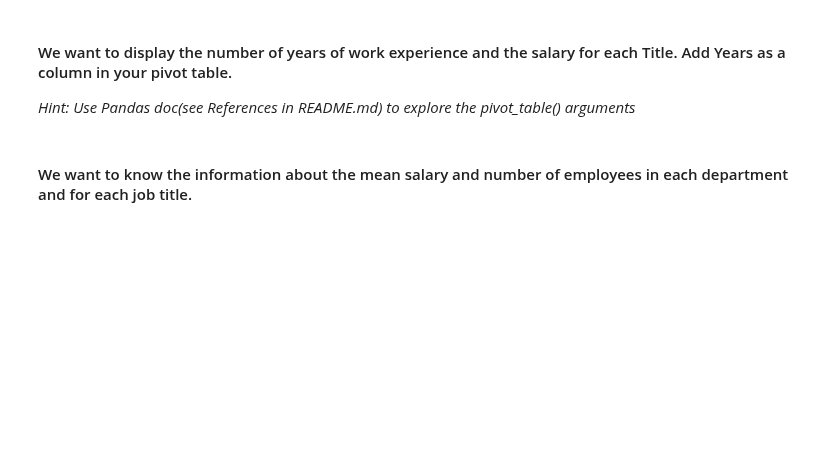
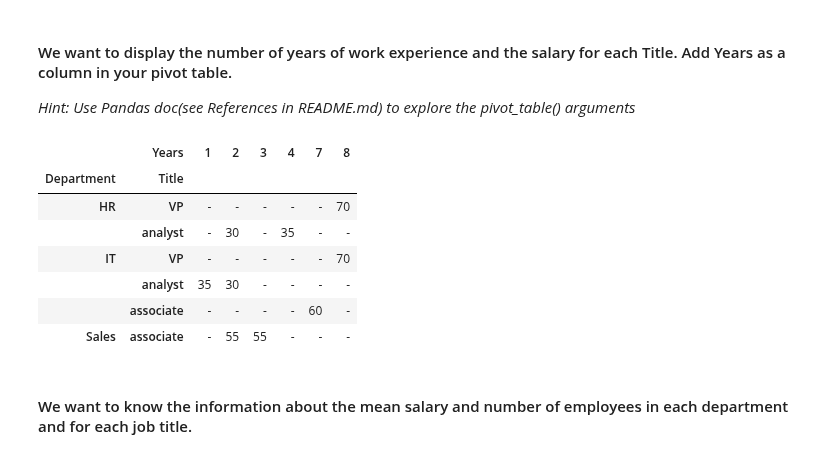
Before and after one commit to ta-data-lis/lab-pivot-table-and-correlation, a Jupyter notebook: your_code/main.ipynb, the cells around one changed output. Saved outputs shown, nothing was run; the diff lists cells and outputs as text; code cells hidden in the pictures; blank space fills up the shorter version.

```diff
--- a/your_code/main.ipynb
+++ b/your_code/main.ipynb
@@ -36,2 +77,17 @@ Hint : There are 2 ways to do it - one way is with and the other way is without
+# %%
+# your answer here
+
+# Ok, this actually looks super cool
+employee.pivot_table(index = ['Department', 'Title'], values = 'Salary', columns = 'Years',
+                     fill_value = '-')
+# %% [output]
+|  | Years | 1 | 2 | 3 | 4 | 7 | 8 |
+| Department | Title |  |  |  |  |  |  |
+| HR | VP | - | - | - | - | - | 70 |
+|  | analyst | - | 30 | - | 35 | - | - |
+| IT | VP | - | - | - | - | - | 70 |
+|  | analyst | 35 | 30 | - | - | - | - |
+|  | associate | - | - | - | - | 60 | - |
+| Sales | associate | - | 55 | 55 | - | - | - |
 # %% [markdown]
 #### We want to know the information about the mean salary and number of employees in each department and for each job title.
```
Also changed, not shown: parts of 20 cells of this notebook.
